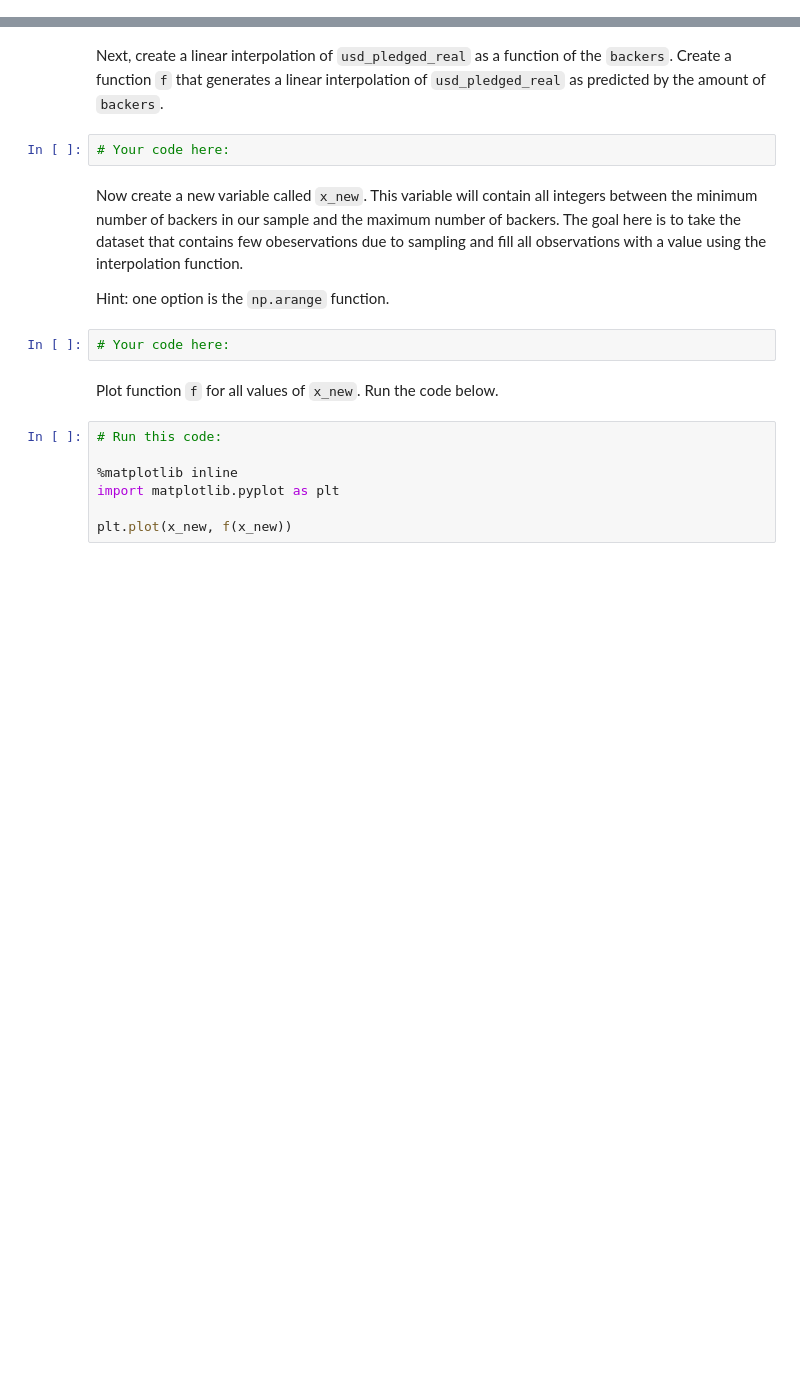
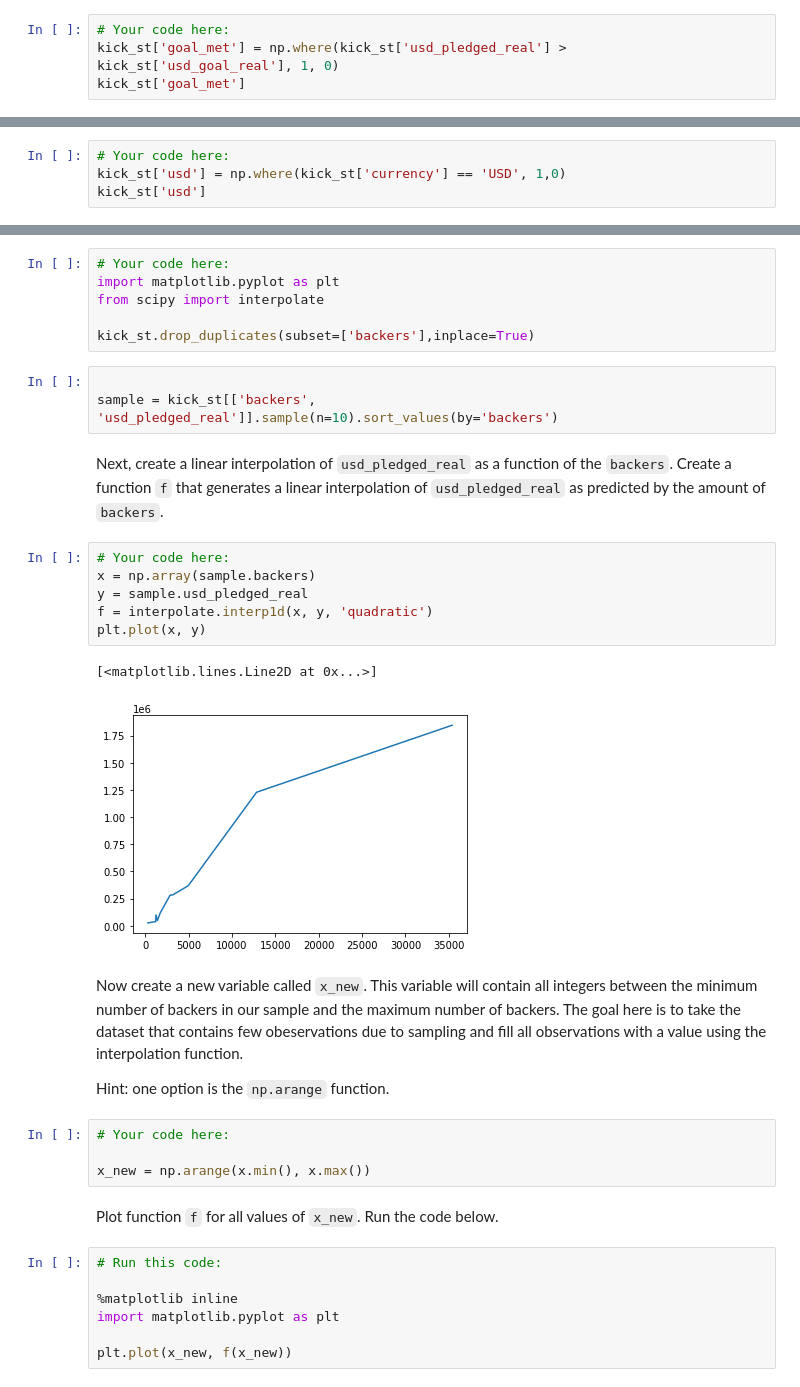
Before and after one commit to ta-data-lis/lab-intro-to-scipy, a Jupyter notebook: your-code/main.ipynb, the cells around one changed output, grey strips where cells are left out. Cells and saved outputs as stored; diff of their text form; blank space fills up the shorter version.

```diff
--- a/your-code/main.ipynb
+++ b/your-code/main.ipynb
@@ -39,0 +66,4 @@ Let's perform Fisher's exact test on our KickStarter data. We intend to test the
+# %%
+# Your code here:
+kick_st['goal_met'] = np.where(kick_st['usd_pledged_real'] > kick_st['usd_goal_real'], 1, 0)
+kick_st['goal_met']
@@ -43,0 +85,4 @@ Next, create a column that checks whether the currency of the project is in US D
+# %%
+# Your code here:
+kick_st['usd'] = np.where(kick_st['currency'] == 'USD', 1,0)
+kick_st['usd']
@@ -60,13 +122,31 @@ In the cell below, import the `interp1d` function from `scipy.interpolate` and f
+# %%
+# Your code here:
+import matplotlib.pyplot as plt
+from scipy import interpolate
+
+kick_st.drop_duplicates(subset=['backers'],inplace=True)
+# %%
+
+sample = kick_st[['backers', 'usd_pledged_real']].sample(n=10).sort_values(by='backers')
 # %% [markdown]
 Next, create a linear interpolation of `usd_pledged_real` as a function of the `backers`. Create a function `f` that generates a linear interpolation of `usd_pledged_real` as predicted by the amount of `backers`.
-# %%
-# Your code here:
+# %%
+# Your code here:
+x = np.array(sample.backers)
+y = sample.usd_pledged_real
+f = interpolate.interp1d(x, y, 'quadratic')
+plt.plot(x, y)
+# %% [output]
+[<matplotlib.lines.Line2D at 0x...>]
+[figure, added]
 # %% [markdown]
 Now create a new variable called `x_new`. This variable will contain all integers between the minimum number of backers in our sample and the maximum number of backers. The goal here is to take the dataset that contains few obeservations due to sampling and fill all observations with a value using the interpolation function.
 
 Hint: one option is the `np.arange` function.
 # %%
 # Your code here:
+
+x_new = np.arange(x.min(), x.max())
 # %% [markdown]
 Plot function `f` for all values of `x_new`. Run the code below.
 # %%
```
Also changed, not shown: parts of 18 cells of this notebook.
